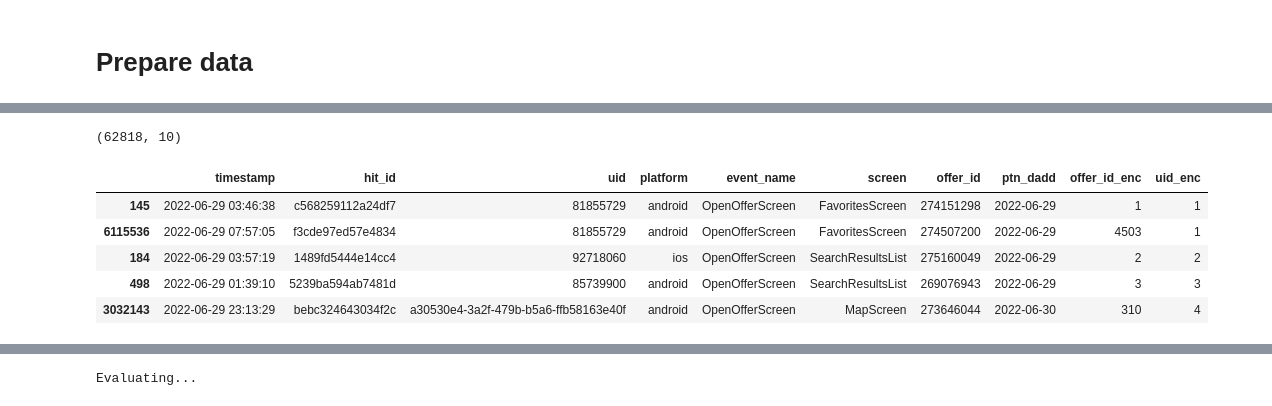
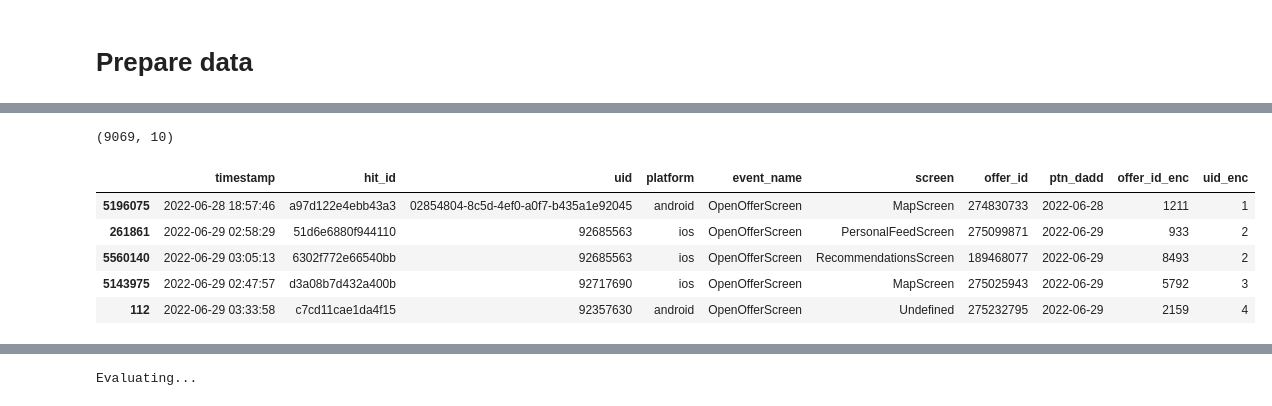
Before and after one commit to MariaZharova/recsys_internship, a Jupyter notebook: SASRec_with_embeddings.ipynb, the cells around one changed output, grey strips where cells are left out. Cells and saved outputs as stored; diff of their text form; code cells hidden in the pictures.

```diff
--- a/SASRec_with_embeddings.ipynb
+++ b/SASRec_with_embeddings.ipynb
@@ -606,28 +606,35 @@ data.head()
 # %%
-# take users that have >5 clicks -- ПОКА НЕ ПОЛУЧАЕТСЯ:( НАДО СОХРАНИТЬ ФАЙЛ ПОБОЛЬШЕ
-#while not (data['offer_id'].value_counts()[data['offer_id'].value_counts() <= 5].empty) or \
-#      not (data['uid'].value_counts()[data['uid'].value_counts() <= 5].empty):
-#    offer_ids = data['offer_id'].value_counts()[data['offer_id'].value_counts() > 5].index
-#    data = data[data['offer_id'].isin(offer_ids)]
-#    uids = data['uid'].value_counts()[data['uid'].value_counts() > 5].index
-#    data = data[data['uid'].isin(uids)]
-
-# encode, start with 1 - условие SASRec
-offer_encoder = {off: ind for ind, off in enumerate(data['offer_id'].unique())}
-data['offer_id_enc'] = data['offer_id'].map(offer_encoder) + 1
-uid_encoder = {uid: ind for ind, uid in enumerate(data['uid'].unique())}
-data['uid_enc'] = data['uid'].map(uid_encoder) + 1
-
-# sort by time and user id
-data['timestamp'] = pd.to_datetime(data['timestamp'])
-data.sort_values(by=['uid_enc', 'timestamp'], inplace=True)
-print(data.shape)
-data.head(5)
+# take users that have > 5 clicks
+while not (data['offer_id'].value_counts()[data['offer_id'].value_counts() <= 5].empty) or \
+      not (data['uid'].value_counts()[data['uid'].value_counts() <= 5].empty):
+    offer_ids = data['offer_id'].value_counts()[data['offer_id'].value_counts() > 5].index
+    data = data[data['offer_id'].isin(offer_ids)]
+    uids = data['uid'].value_counts()[data['uid'].value_counts() > 5].index
+    data = data[data['uid'].isin(uids)]
-# %% [output]
-(62818, 10)
-|  | timestamp | hit_id | uid | platform | event_name | screen | offer_id | ptn_dadd | offer_id_enc | uid_enc |
-| 145 | 2022-06-29 03:46:38 | c568259112a24df7 | 81855729 | android | OpenOfferScreen | FavoritesScreen | 274151298 | 2022-06-29 | 1 | 1 |
-| 6115536 | 2022-06-29 07:57:05 | f3cde97ed57e4834 | 81855729 | android | OpenOfferScreen | FavoritesScreen | 274507200 | 2022-06-29 | 4503 | 1 |
-| 184 | 2022-06-29 03:57:19 | 1489fd5444e14cc4 | 92718060 | ios | OpenOfferScreen | SearchResultsList | 275160049 | 2022-06-29 | 2 | 2 |
-| 498 | 2022-06-29 01:39:10 | 5239ba594ab7481d | 85739900 | android | OpenOfferScreen | SearchResultsList | 269076943 | 2022-06-29 | 3 | 3 |
-| 3032143 | 2022-06-29 23:13:29 | bebc324643034f2c | a30530e4-3a2f-479b-b5a6-ffb58163e40f | android | OpenOfferScreen | MapScreen | 273646044 | 2022-06-30 | 310 | 4 |
+# %%
+# smart encoder, start with 1 - условие SASRec
+offer_encoder = dict(zip(embeddings[:, 0], list(range(1, embeddings[:, 0].shape[0] + 1))))
+data['offer_id_enc'] = data['offer_id'].map(offer_encoder) + 1
+offer_id_enc = list(set(data['offer_id_enc']))
+new_emb = np.take(embeddings, offer_id_enc, axis=0)
+# ещё раз
+data = data[data['offer_id'].isin(new_emb[:, 0].astype(int))]
+offer_encoder = dict(zip(new_emb[:, 0], list(range(1, new_emb[:, 0].shape[0] + 1))))
+data['offer_id_enc'] = data['offer_id'].map(offer_encoder) + 1
+
+uid_encoder = {uid: ind for ind, uid in enumerate(data['uid'].unique())}
+data['uid_enc'] = data['uid'].map(uid_encoder) + 1
+
+# sort by time and user id
+data['timestamp'] = pd.to_datetime(data['timestamp'])
+data.sort_values(by=['uid_enc', 'timestamp'], inplace=True)
+print(data.shape)
+data.head(5)
+# %% [output]
+(9069, 10)
+|  | timestamp | hit_id | uid | platform | event_name | screen | offer_id | ptn_dadd | offer_id_enc | uid_enc |
+| 5196075 | 2022-06-28 18:57:46 | a97d122e4ebb43a3 | 02854804-8c5d-4ef0-a0f7-b435a1e92045 | android | OpenOfferScreen | MapScreen | 274830733 | 2022-06-28 | 1211 | 1 |
+| 261861 | 2022-06-29 02:58:29 | 51d6e6880f944110 | 92685563 | ios | OpenOfferScreen | PersonalFeedScreen | 275099871 | 2022-06-29 | 933 | 2 |
+| 5560140 | 2022-06-29 03:05:13 | 6302f772e66540bb | 92685563 | ios | OpenOfferScreen | RecommendationsScreen | 189468077 | 2022-06-29 | 8493 | 2 |
+| 5143975 | 2022-06-29 02:47:57 | d3a08b7d432a400b | 92717690 | ios | OpenOfferScreen | MapScreen | 275025943 | 2022-06-29 | 5792 | 3 |
+| 112 | 2022-06-29 03:33:58 | c7cd11cae1da4f15 | 92357630 | android | OpenOfferScreen | Undefined | 275232795 | 2022-06-29 | 2159 | 4 |
```
Also changed, not shown: parts of 10 cells of this notebook.
